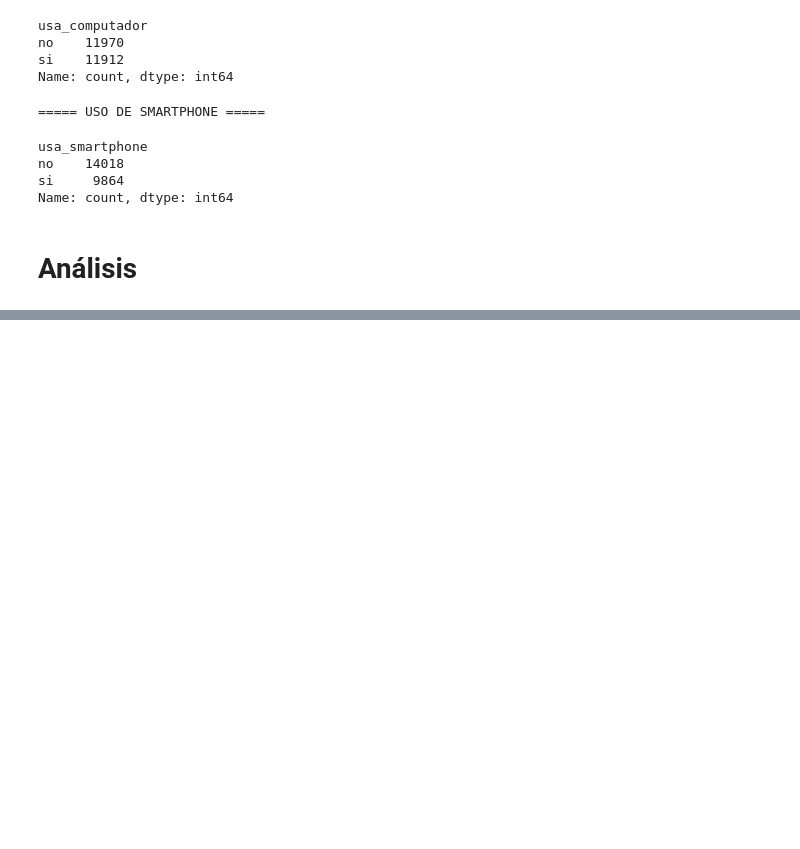
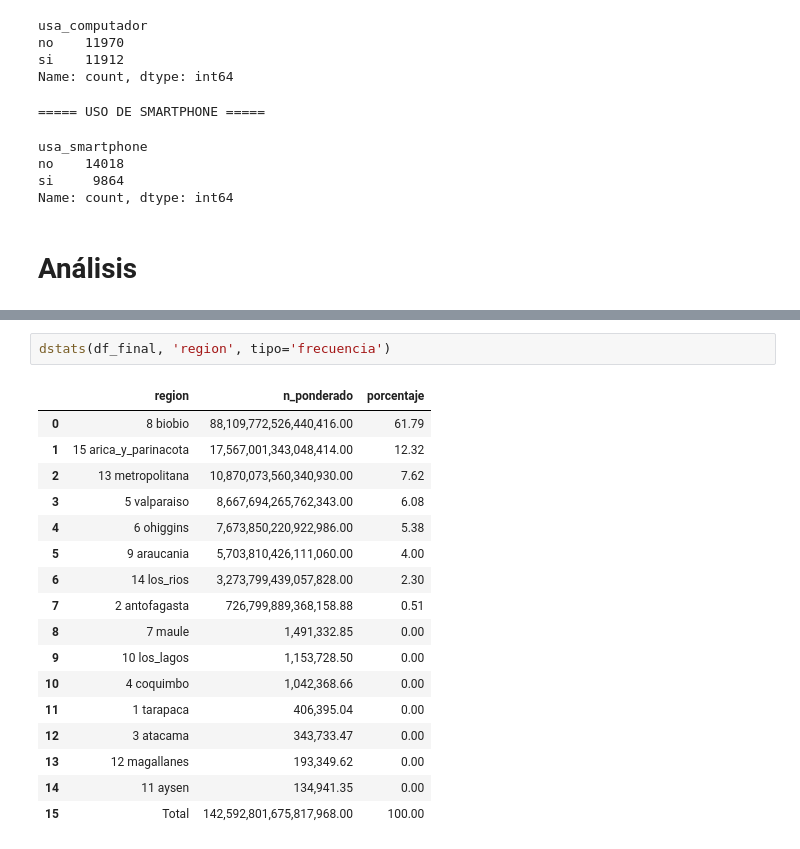
Before and after one commit to tomasleale/eaui_subtel, a Jupyter notebook: eaui_subtel.ipynb, the cells around one changed output, grey strips where cells are left out. Drawn from its saved outputs; the diff is of its cells as text; blank space fills up the shorter version.

```diff
--- a/eaui_subtel.ipynb
+++ b/eaui_subtel.ipynb
@@ -1249,0 +1455,20 @@ Name: count, dtype: int64
+# %%
+dstats(df_final, 'region', tipo='frecuencia')
+# %% [output]
+|  | region | n_ponderado | porcentaje |
+| 0 | 8 biobio | 88,109,772,526,440,416.00 | 61.79 |
+| 1 | 15 arica_y_parinacota | 17,567,001,343,048,414.00 | 12.32 |
+| 2 | 13 metropolitana | 10,870,073,560,340,930.00 | 7.62 |
+| 3 | 5 valparaiso | 8,667,694,265,762,343.00 | 6.08 |
+| 4 | 6 ohiggins | 7,673,850,220,922,986.00 | 5.38 |
+| 5 | 9 araucania | 5,703,810,426,111,060.00 | 4.00 |
+| 6 | 14 los_rios | 3,273,799,439,057,828.00 | 2.30 |
+| 7 | 2 antofagasta | 726,799,889,368,158.88 | 0.51 |
+| 8 | 7 maule | 1,491,332.85 | 0.00 |
+| 9 | 10 los_lagos | 1,153,728.50 | 0.00 |
+| 10 | 4 coquimbo | 1,042,368.66 | 0.00 |
+| 11 | 1 tarapaca | 406,395.04 | 0.00 |
+| 12 | 3 atacama | 343,733.47 | 0.00 |
+| 13 | 12 magallanes | 193,349.62 | 0.00 |
+| 14 | 11 aysen | 134,941.35 | 0.00 |
+| 15 | Total | 142,592,801,675,817,968.00 | 100.00 |
```
Also changed, not shown: parts of 14 cells of this notebook, 2 other files.
